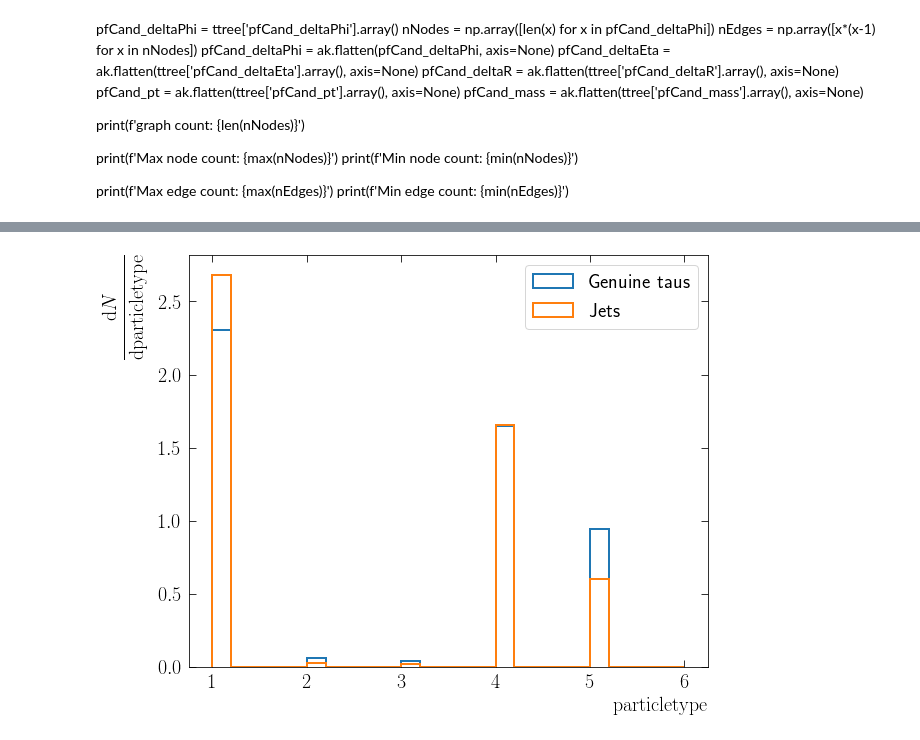
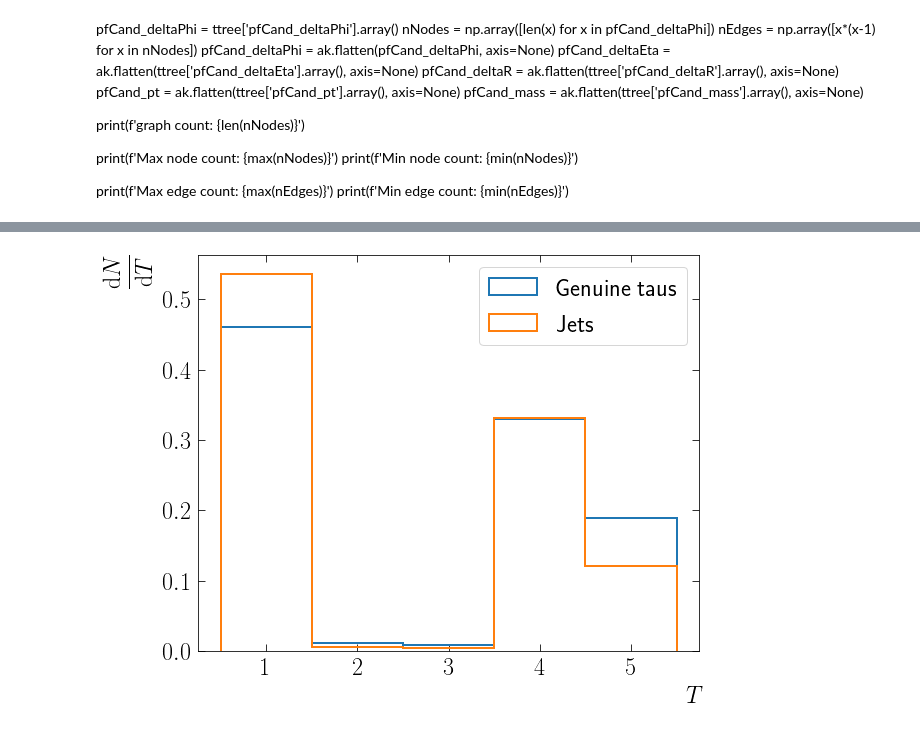
Before and after one commit to andrewissac/GraphML, a Jupyter notebook: histogramRootfiles.ipynb, the cells around one changed output, grey strips where cells are left out. Saved outputs shown, nothing was run; the diff lists cells and outputs as text; code cells hidden in the pictures.

```diff
--- a/histogramRootfiles.ipynb
+++ b/histogramRootfiles.ipynb
@@ -7,15 +7,15 @@ import pprint
 import numpy as np
 import awkward as ak
 import matplotlib.pyplot as plt
-plt.rcParams.update({'font.size': 20})
+plt.rcParams.update({'font.size': 24})
 plt.rcParams['text.usetex'] = True
 lw = 2
-xyLabelFontSize = 20
+xyLabelFontSize = 24
 xLabelPad = 6
 yLabelPad = 10
 
 pp = pprint.PrettyPrinter()
-folder = '/ceph/aissac/ntuple_for_graphs/prod_2018_v2_processed_v5/trimmed_200000_and_cut_puppiWeightNoLep_greater_0_and_deltaR_smaller_0point5'
+folder = '/ceph/aissac/ntuple_for_graphs/prod_2018_v2_processed_v5_THESIS/trimmed_200000_and_cut_puppiWeightNoLep_greater_0_and_deltaR_smaller_0point5'
 files = glob.glob(f"{folder}" + "/**/*.root", recursive=True)
 files = [file for file in files if "DYJetsToLL_M-50" in file]
 
@@ -435,17 +358,17 @@ jets: 1.0
 # %%
 fig, ax = plt.subplots(figsize=(9,7))
 ax.tick_params(labelbottom=True, labeltop=False, labelleft=True, labelright=False,
                bottom=True, top=True, left=True, right=True, length=7, pad=7, which='major', direction='in')
-
-ax.hist(pfCand_particleType["Genuine taus"], bins=nBins, label="Genuine taus", histtype="step", linewidth=lw, density=True)
-ax.hist(pfCand_particleType["Jets"], bins=nBins, label="Jets", histtype="step", linewidth=lw, density=True)
-ax.set_xlabel(r"$t$", loc='right', labelpad=xLabelPad, fontsize=xyLabelFontSize)
-ax.set_ylabel(r"$\displaystyle\frac{\mathrm{d}N}{\mathrm{d}t}$", loc='top', labelpad=yLabelPad, fontsize=xyLabelFontSize)
+bins = np.arange(1,5 + 1.5) - 0.5
+ax.hist(pfCand_particleType["Genuine taus"], bins=bins, label="Genuine taus", histtype="step", linewidth=lw, density=True)
+ax.hist(pfCand_particleType["Jets"], bins=bins, label="Jets", histtype="step", linewidth=lw, density=True)
+ax.set_xlabel(r"$T$", loc='right', labelpad=xLabelPad, fontsize=xyLabelFontSize)
+ax.set_ylabel(r"$\displaystyle\frac{\mathrm{d}N}{\mathrm{d}T}$", loc='top', labelpad=yLabelPad, fontsize=xyLabelFontSize)
 ax.legend()
 plt.tight_layout()
-plt.savefig(f'{baseFileName}_pfCand_particleType.png')
+plt.savefig(f'{baseFileName}_pfCand_particleType.pdf')
 plt.show()
 # %% [output]
-[figure, old version]
+[figure, new version]
 # %%
 integrateHisto(pfCand_particleType, nBins)
```
Also changed, not shown: parts of 27 cells of this notebook, 8 other files.
